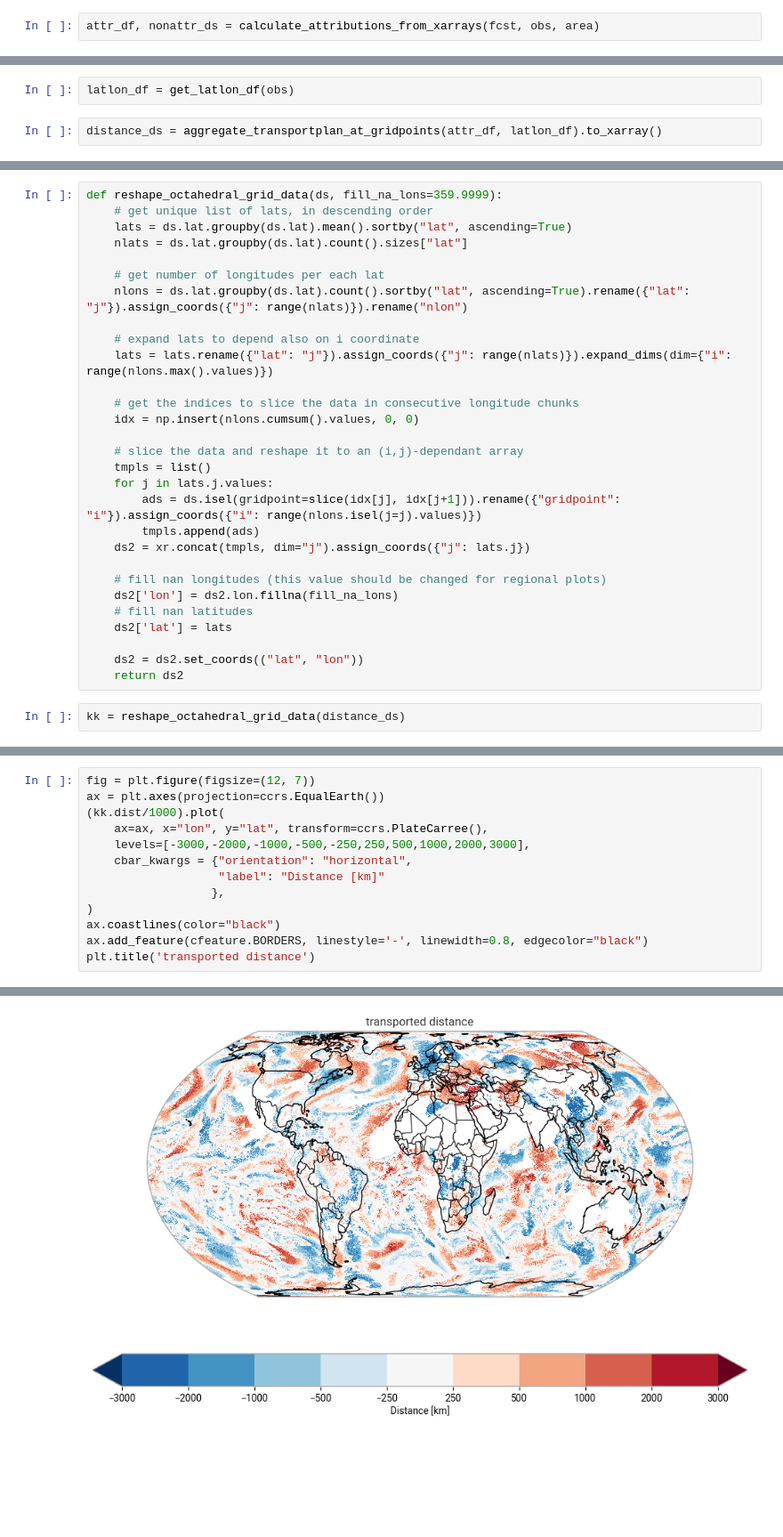
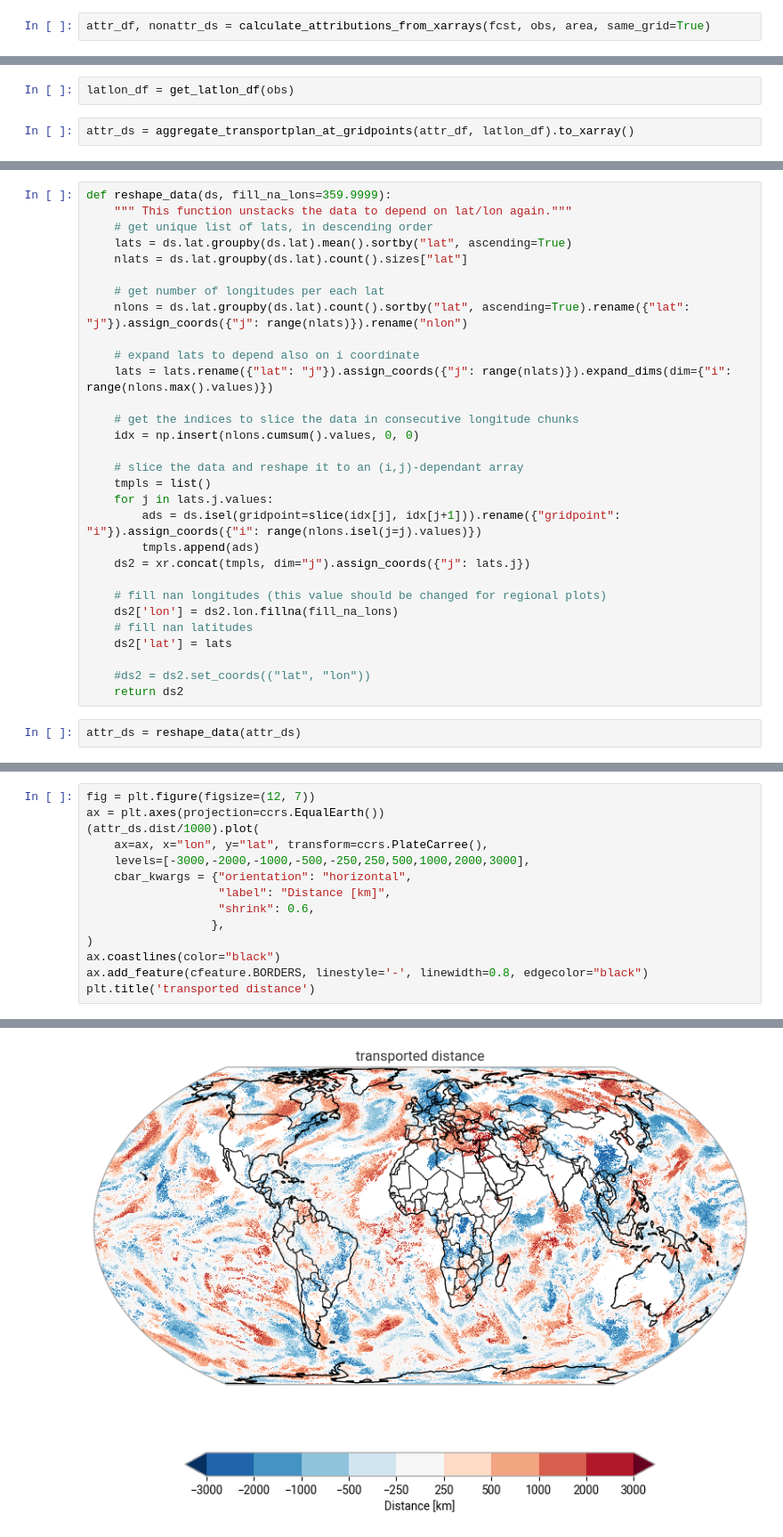
Before and after one commit to skokg/PAD_on_Sphere, a Jupyter notebook: example_PAD_on_sphere_on_xarrays.ipynb, the cells around one changed output, grey strips where cells are left out. Shown at 89% size. Cells and saved outputs as stored; diff of their text form; blank space fills up the shorter version.

```diff
--- a/example_PAD_on_sphere_on_xarrays.ipynb
+++ b/example_PAD_on_sphere_on_xarrays.ipynb
@@ -72,5 +79,5 @@ area = (
 # %% [markdown]
 ## Compute PAD-on-sphere attributions
 # %%
-attr_df, nonattr_ds = calculate_attributions_from_xarrays(fcst, obs, area)
+attr_df, nonattr_ds = calculate_attributions_from_xarrays(fcst, obs, area, same_grid=True)
 # %% [output]
@@ -107,4 +122,4 @@ Data variables:
 # %%
 latlon_df = get_latlon_df(obs)
 # %%
-distance_ds = aggregate_transportplan_at_gridpoints(attr_df, latlon_df).to_xarray()
+attr_ds = aggregate_transportplan_at_gridpoints(attr_df, latlon_df).to_xarray()
@@ -115,5 +130,6 @@ import cartopy.feature as cfeature
 # %%
-def reshape_octahedral_grid_data(ds, fill_na_lons=359.9999):
+def reshape_data(ds, fill_na_lons=359.9999):
+    """ This function unstacks the data to depend on lat/lon again."""
     # get unique list of lats, in descending order
     lats = ds.lat.groupby(ds.lat).mean().sortby("lat", ascending=True)
     nlats = ds.lat.groupby(ds.lat).count().sizes["lat"]
@@ -139,7 +155,7 @@ def reshape_octahedral_grid_data(ds, fill_na_lons=359.9999):
     # fill nan latitudes
     ds2['lat'] = lats
 
-    ds2 = ds2.set_coords(("lat", "lon"))
+    #ds2 = ds2.set_coords(("lat", "lon"))
     return ds2
 # %%
-kk = reshape_octahedral_grid_data(distance_ds)
+attr_ds = reshape_data(attr_ds)
@@ -146,19 +171,20 @@ kk = reshape_octahedral_grid_data(distance_ds)
 # %%
 fig = plt.figure(figsize=(12, 7))
 ax = plt.axes(projection=ccrs.EqualEarth())
-(kk.dist/1000).plot(
+(attr_ds.dist/1000).plot(
     ax=ax, x="lon", y="lat", transform=ccrs.PlateCarree(),
     levels=[-3000,-2000,-1000,-500,-250,250,500,1000,2000,3000],
     cbar_kwargs = {"orientation": "horizontal",
-                   "label": "Distance [km]"
+                   "label": "Distance [km]",
+                   "shrink": 0.6,
                   },
 )
 ax.coastlines(color="black")
 ax.add_feature(cfeature.BORDERS, linestyle='-', linewidth=0.8, edgecolor="black")
 plt.title('transported distance')
 # %% [output]
 Text(0.5, 1.0, 'transported distance')
-[figure, old version]
+[figure, new version]
 # %%
 fig = plt.figure(figsize=(12, 7))
 ax = plt.axes(projection=ccrs.EqualEarth())
```
Also changed, not shown: parts of 33 cells of this notebook.
